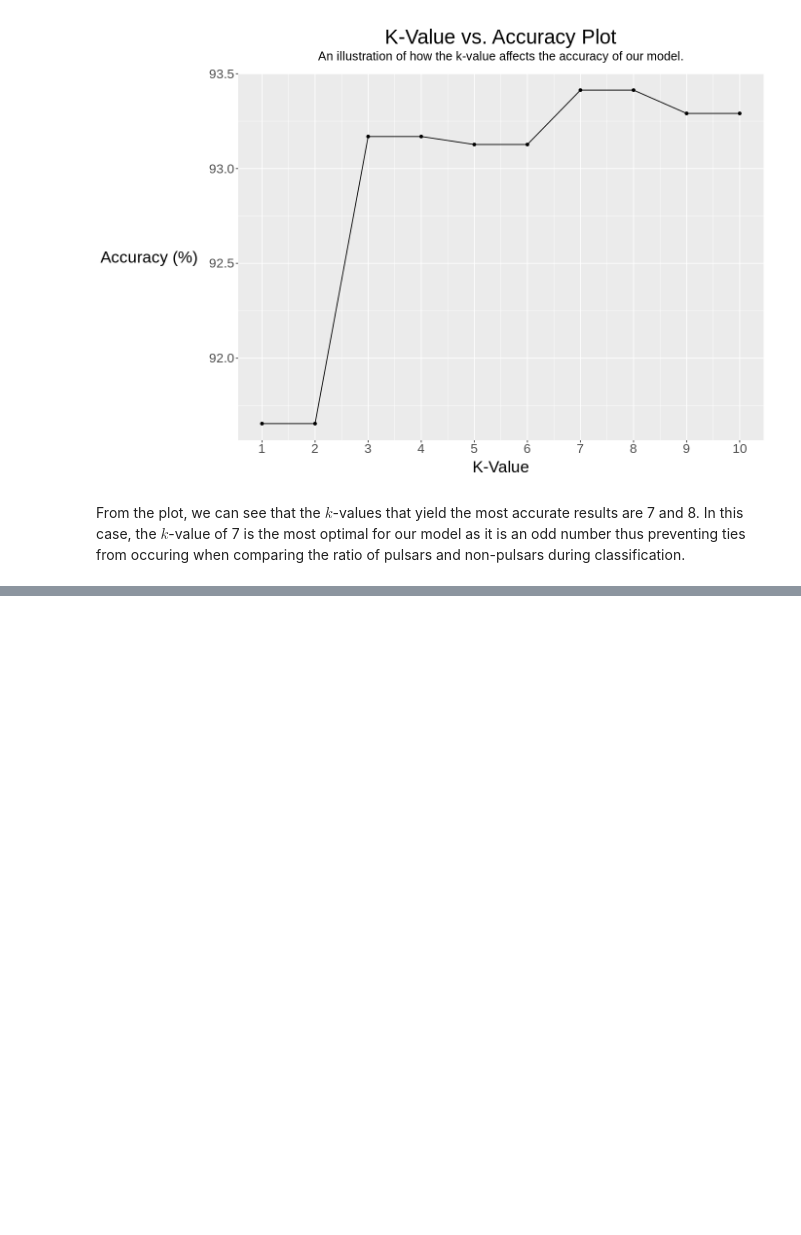
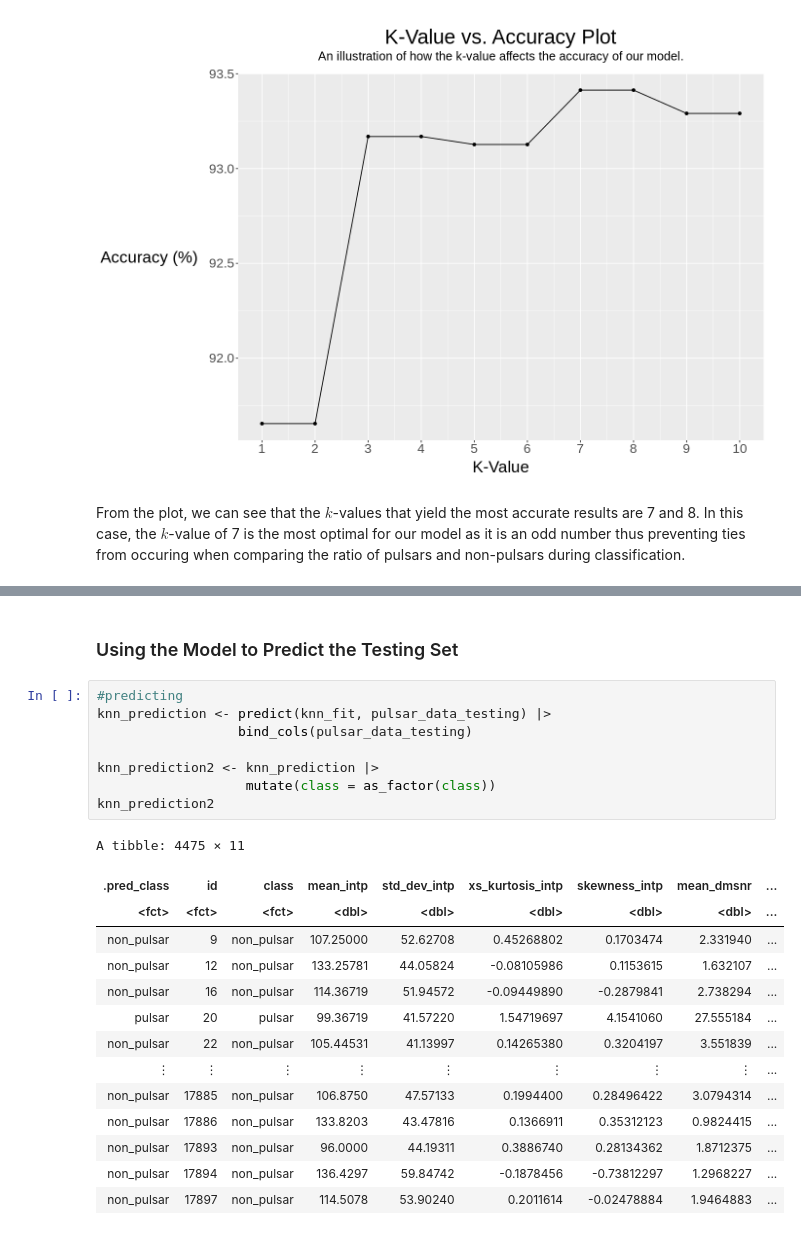
Before and after one commit to IDEKENTERPRISES/dsci-pulsar, a Jupyter notebook: final_code.ipynb, the cells around one changed output, grey strips where cells are left out. Cells and saved outputs as stored; diff of their text form; blank space fills up the shorter version.

```diff
--- a/final_code.ipynb
+++ b/final_code.ipynb
@@ -249,0 +301,25 @@ From the plot, we can see that the $k$-values that yield the most accurate resul
+# %% [markdown]
+### Using the Model to Predict the Testing Set
+# %%
+#predicting
+knn_prediction <- predict(knn_fit, pulsar_data_testing) |>
+                  bind_cols(pulsar_data_testing)
+
+knn_prediction2 <- knn_prediction |>
+                   mutate(class = as_factor(class))
+knn_prediction2
+# %% [output]
+A tibble: 4475 × 11
+| .pred_class | id | class | mean_intp | std_dev_intp | xs_kurtosis_intp | skewness_intp | mean_dmsnr | ... |
+| <fct> | <fct> | <fct> | <dbl> | <dbl> | <dbl> | <dbl> | <dbl> | ... |
+| non_pulsar | 9 | non_pulsar | 107.25000 | 52.62708 | 0.45268802 | 0.1703474 | 2.331940 | ... |
+| non_pulsar | 12 | non_pulsar | 133.25781 | 44.05824 | -0.08105986 | 0.1153615 | 1.632107 | ... |
+| non_pulsar | 16 | non_pulsar | 114.36719 | 51.94572 | -0.09449890 | -0.2879841 | 2.738294 | ... |
+| pulsar | 20 | pulsar | 99.36719 | 41.57220 | 1.54719697 | 4.1541060 | 27.555184 | ... |
+| non_pulsar | 22 | non_pulsar | 105.44531 | 41.13997 | 0.14265380 | 0.3204197 | 3.551839 | ... |
+| ⋮ | ⋮ | ⋮ | ⋮ | ⋮ | ⋮ | ⋮ | ⋮ | ... |
+| non_pulsar | 17885 | non_pulsar | 106.8750 | 47.57133 | 0.1994400 | 0.28496422 | 3.0794314 | ... |
+| non_pulsar | 17886 | non_pulsar | 133.8203 | 43.47816 | 0.1366911 | 0.35312123 | 0.9824415 | ... |
+| non_pulsar | 17893 | non_pulsar | 96.0000 | 44.19311 | 0.3886740 | 0.28134362 | 1.8712375 | ... |
+| non_pulsar | 17894 | non_pulsar | 136.4297 | 59.84742 | -0.1878456 | -0.73812297 | 1.2968227 | ... |
+| non_pulsar | 17897 | non_pulsar | 114.5078 | 53.90240 | 0.2011614 | -0.02478884 | 1.9464883 | ... |
```
Also changed, not shown: parts of 35 cells of this notebook.
